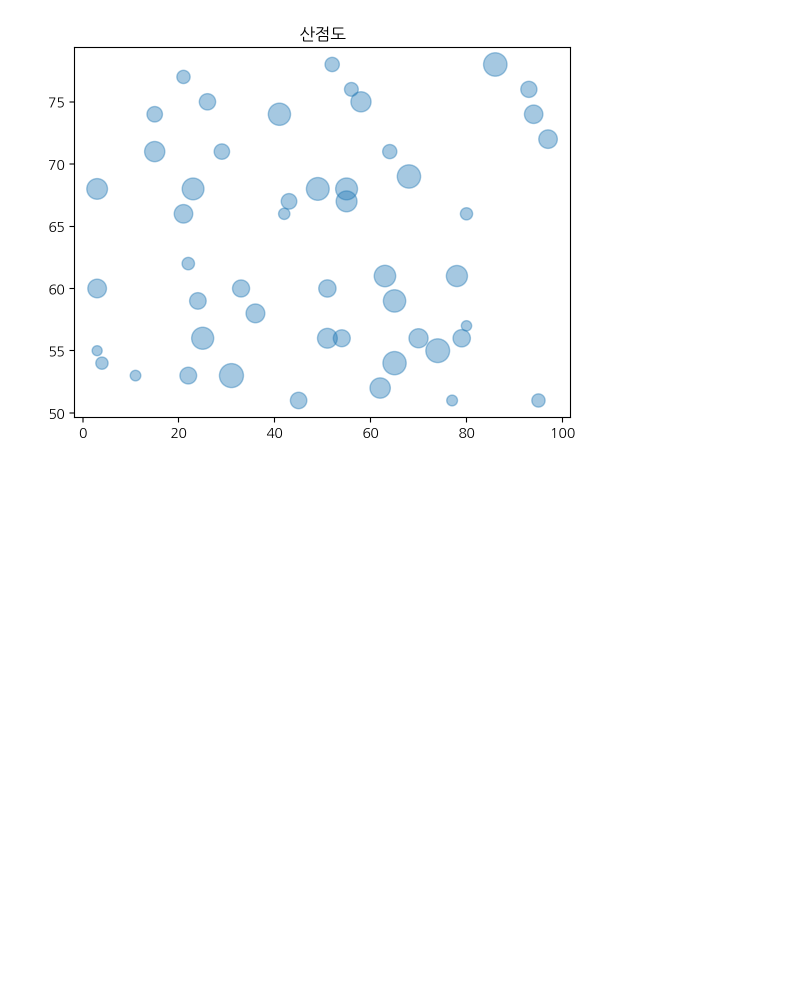
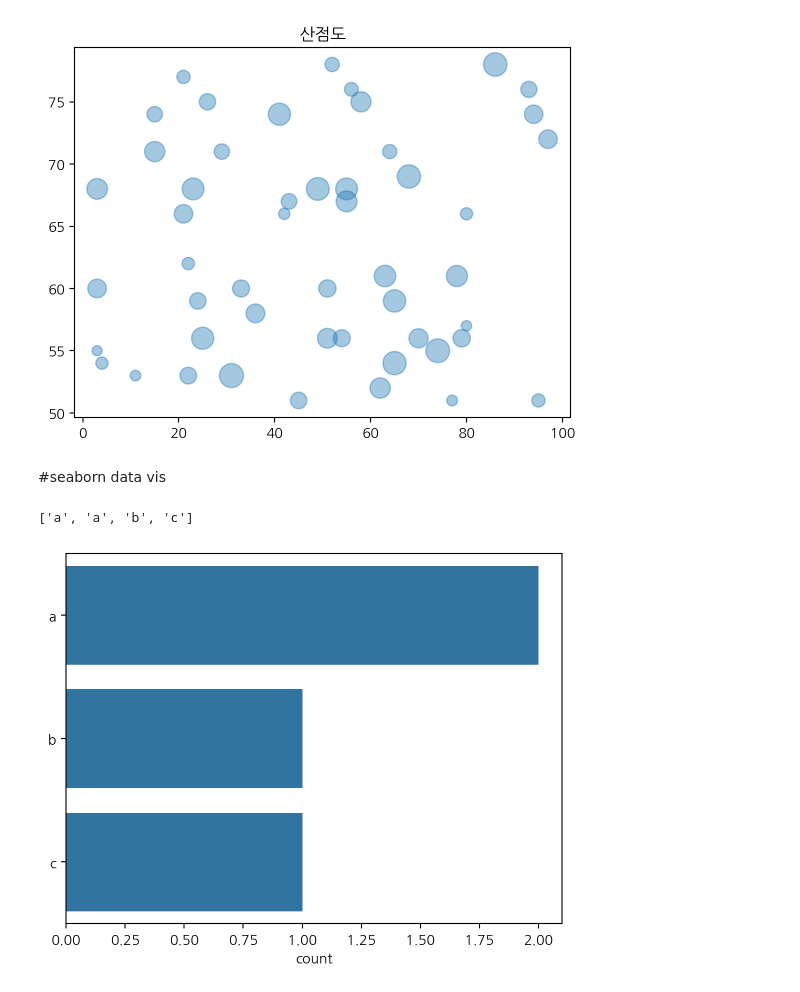
Before and after one commit to gyumin8/2024-1-my-BDA, a Jupyter notebook: inclass/01w_0311_mon_bigdata_basic.ipynb, the cells around one changed output. Drawn from its saved outputs; the diff is of its cells as text; code cells hidden in the pictures; blank space fills up the shorter version.

```diff
--- a/inclass/01w_0311_mon_bigdata_basic.ipynb
+++ b/inclass/01w_0311_mon_bigdata_basic.ipynb
@@ -85,3 +85,16 @@ plt.scatter(x,y,s=s,alpha=.4)
 plt.title('산점도');
 # %% [output]
 [figure]
+# %% [markdown]
+#seaborn data vis
+# %%
+import seaborn as sns
+
+var=['a','a','b','c']
+var
+# %% [output]
+['a', 'a', 'b', 'c']
+# %%
+sns.countplot(var);
+# %% [output]
+[figure, added]
```
Also changed, not shown: parts of 5 cells of this notebook.
